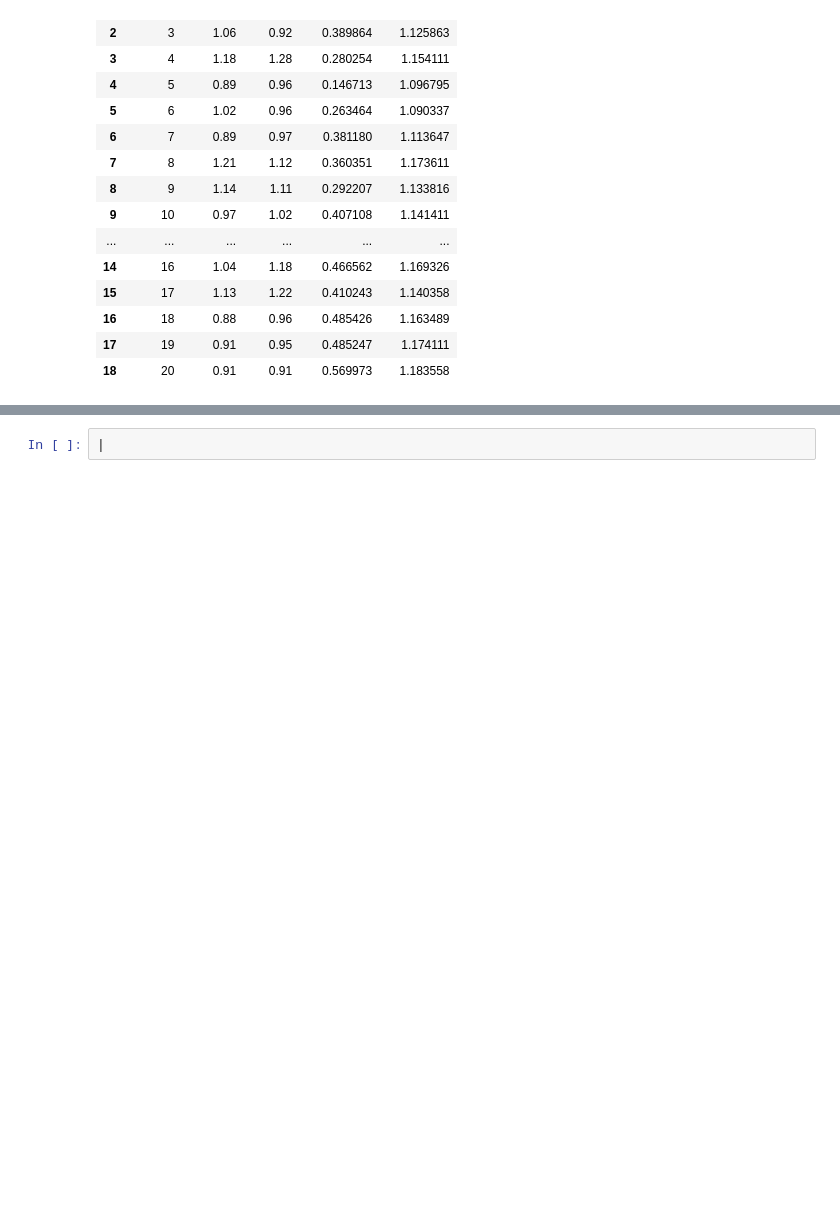
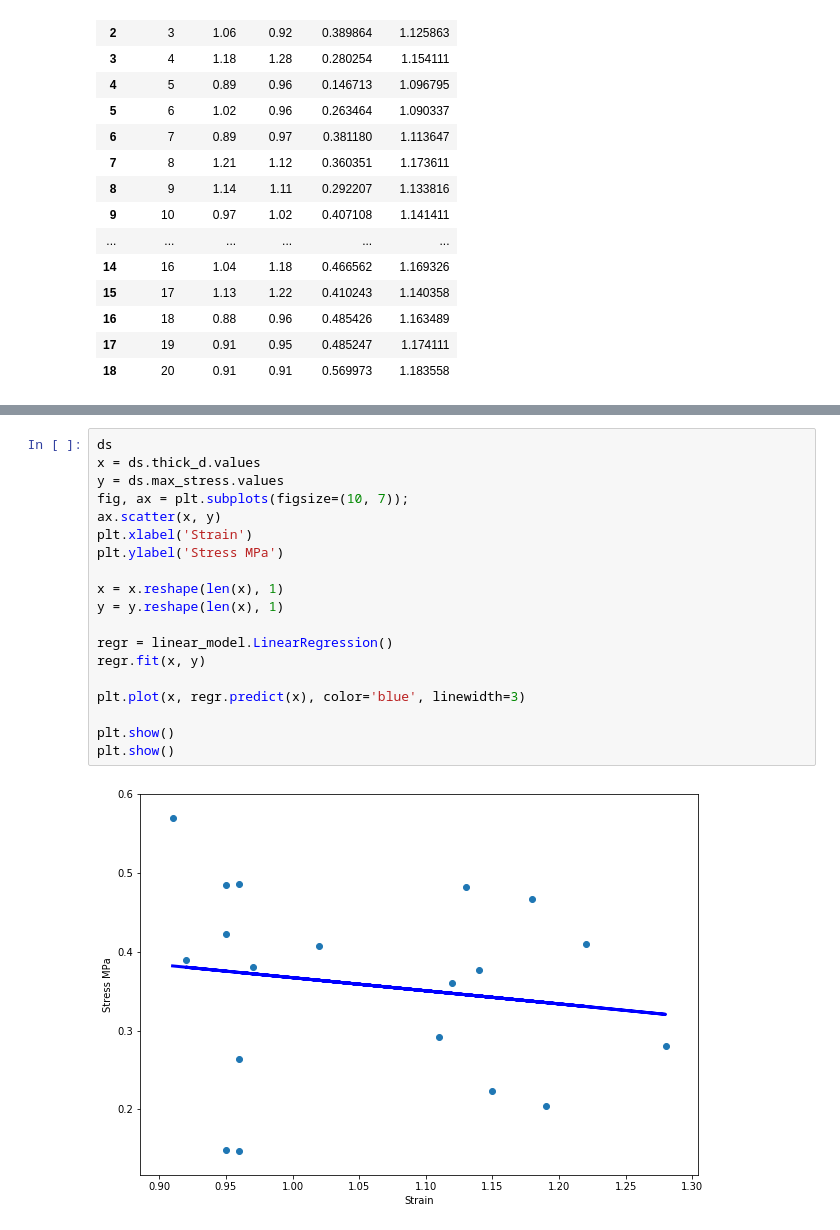
Before and after one commit to lipovka/bc, a Jupyter notebook: bc.ipynb, the cells around one changed output, grey strips where cells are left out. Saved outputs shown, nothing was run; the diff lists cells and outputs as text; blank space fills up the shorter version.

```diff
--- a/bc.ipynb
+++ b/bc.ipynb
@@ -40,2 +54,21 @@ plt.show()
-# %%
-|
+# %%
+ds
+x = ds.thick_d.values
+y = ds.max_stress.values
+fig, ax = plt.subplots(figsize=(10, 7));
+ax.scatter(x, y)
+plt.xlabel('Strain')
+plt.ylabel('Stress MPa')
+
+x = x.reshape(len(x), 1)
+y = y.reshape(len(x), 1)
+
+regr = linear_model.LinearRegression()
+regr.fit(x, y)
+
+plt.plot(x, regr.predict(x), color='blue', linewidth=3)
+
+plt.show()
+plt.show()
+# %% [output]
+[figure, added]
```
Also changed, not shown: parts of 5 cells of this notebook, 1 other file.
